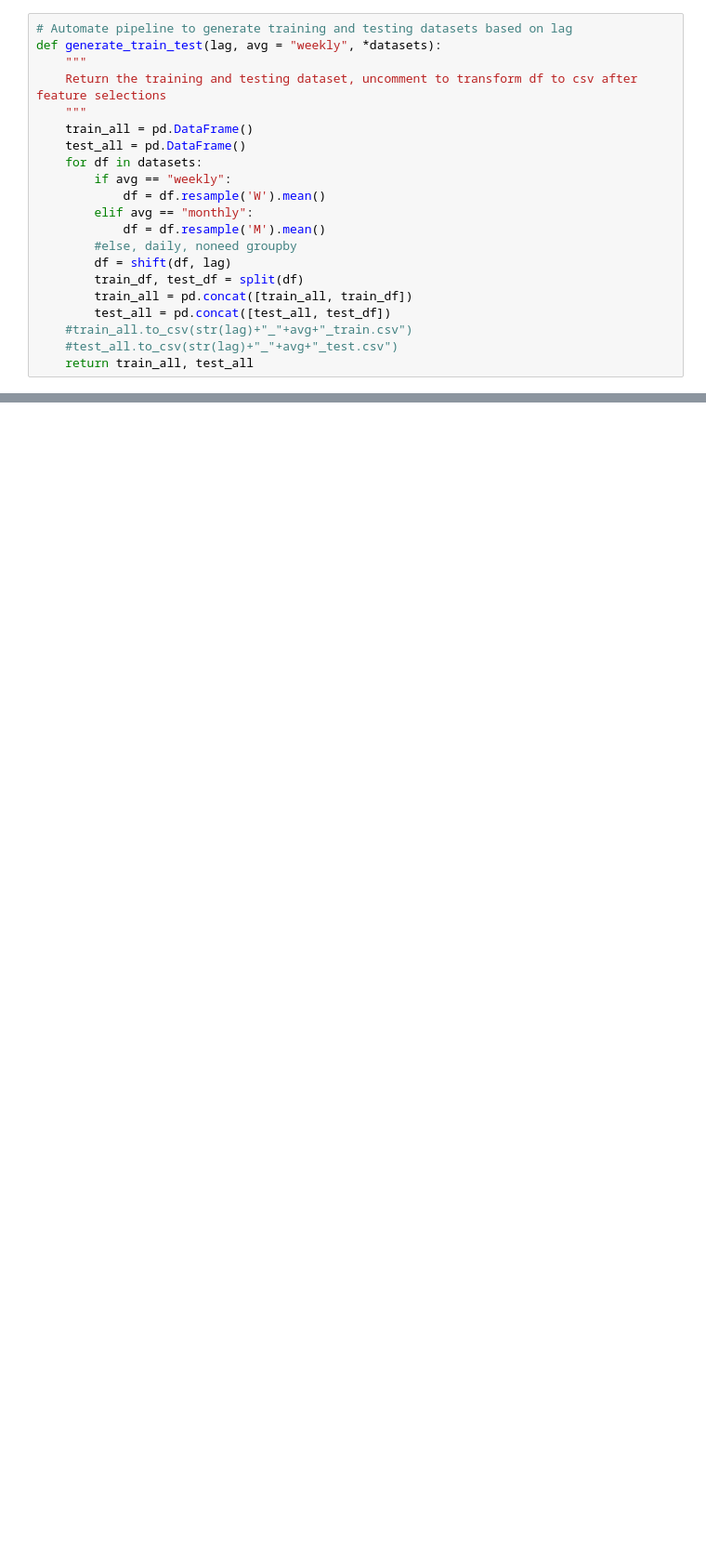
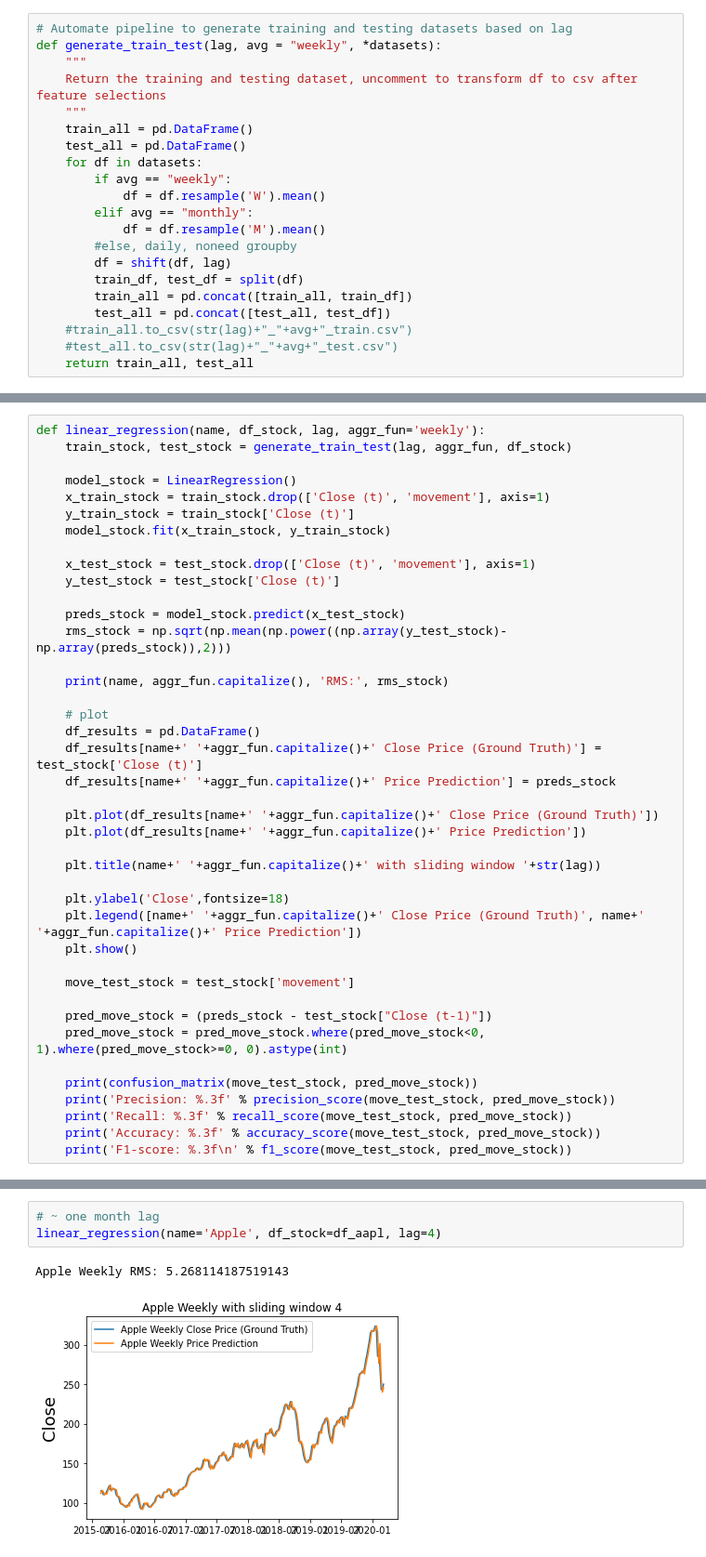
Before and after one commit to yuanxing-y/cs3244-project, a Jupyter notebook: Linear Regression/pipeline_copy.ipynb, the cells around one changed output, grey strips where cells are left out. Shown: that part at 93% size. Drawn from its saved outputs; the diff is of its cells as text; blank space fills up the shorter version.

```diff
--- a/Linear Regression/pipeline_copy.ipynb
+++ b/Linear Regression/pipeline_copy.ipynb
@@ -125,0 +249,41 @@ LinearRegression()
+# %%
+def linear_regression(name, df_stock, lag, aggr_fun='weekly'):
+    train_stock, test_stock = generate_train_test(lag, aggr_fun, df_stock)
+
+    model_stock = LinearRegression()
+    x_train_stock = train_stock.drop(['Close (t)', 'movement'], axis=1)
+    y_train_stock = train_stock['Close (t)']
+    model_stock.fit(x_train_stock, y_train_stock)
+
+    x_test_stock = test_stock.drop(['Close (t)', 'movement'], axis=1)
+    y_test_stock = test_stock['Close (t)']
+
+    preds_stock = model_stock.predict(x_test_stock)
+    rms_stock = np.sqrt(np.mean(np.power((np.array(y_test_stock)-np.array(preds_stock)),2)))
+
+    print(name, aggr_fun.capitalize(), 'RMS:', rms_stock)
+
+    # plot
+    df_results = pd.DataFrame()
+    df_results[name+' '+aggr_fun.capitalize()+' Close Price (Ground Truth)'] = test_stock['Close (t)']
+    df_results[name+' '+aggr_fun.capitalize()+' Price Prediction'] = preds_stock
+
+    plt.plot(df_results[name+' '+aggr_fun.capitalize()+' Close Price (Ground Truth)'])
+    plt.plot(df_results[name+' '+aggr_fun.capitalize()+' Price Prediction'])
+
+    plt.title(name+' '+aggr_fun.capitalize()+' with sliding window '+str(lag))
+
+    plt.ylabel('Close',fontsize=18)
+    plt.legend([name+' '+aggr_fun.capitalize()+' Close Price (Ground Truth)', name+' '+aggr_fun.capitalize()+' Price Prediction'])
+    plt.show()
+
+    move_test_stock = test_stock['movement']
+
+    pred_move_stock = (preds_stock - test_stock["Close (t-1)"])
+    pred_move_stock = pred_move_stock.where(pred_move_stock<0, 1).where(pred_move_stock>=0, 0).astype(int)
+
+    print(confusion_matrix(move_test_stock, pred_move_stock))
+    print('Precision: %.3f' % precision_score(move_test_stock, pred_move_stock))
+    print('Recall: %.3f' % recall_score(move_test_stock, pred_move_stock))
+    print('Accuracy: %.3f' % accuracy_score(move_test_stock, pred_move_stock))
+    print('F1-score: %.3f\n' % f1_score(move_test_stock, pred_move_stock))
@@ -125,0 +294,6 @@ LinearRegression()
+# %%
+# ~ one month lag
+linear_regression(name='Apple', df_stock=df_aapl, lag=4)
+# %% [output]
+Apple Weekly RMS: 5.268114187519143
+[figure, added]
```
Also changed, not shown: parts of 34 cells of this notebook, 1 other file.
